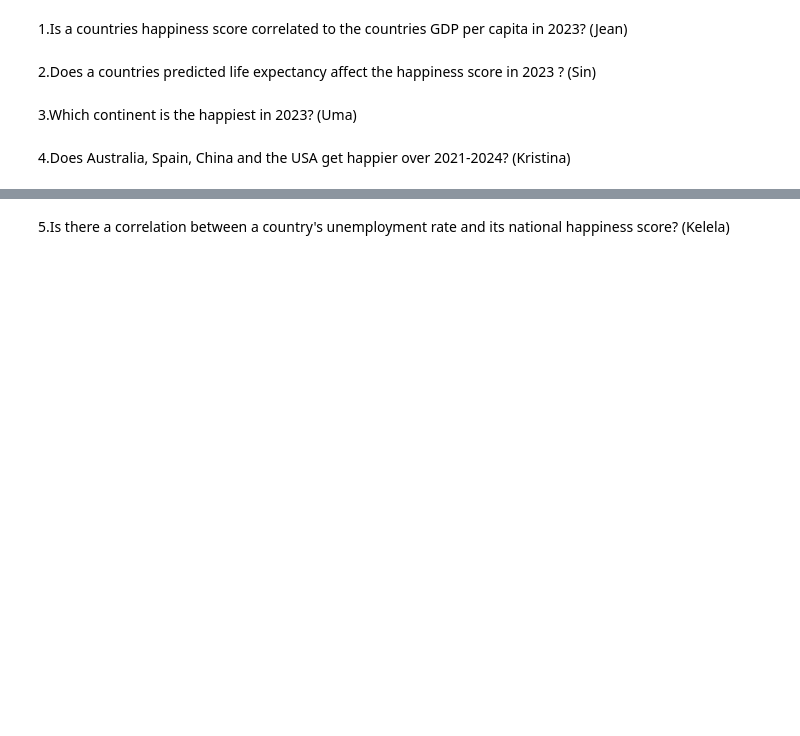
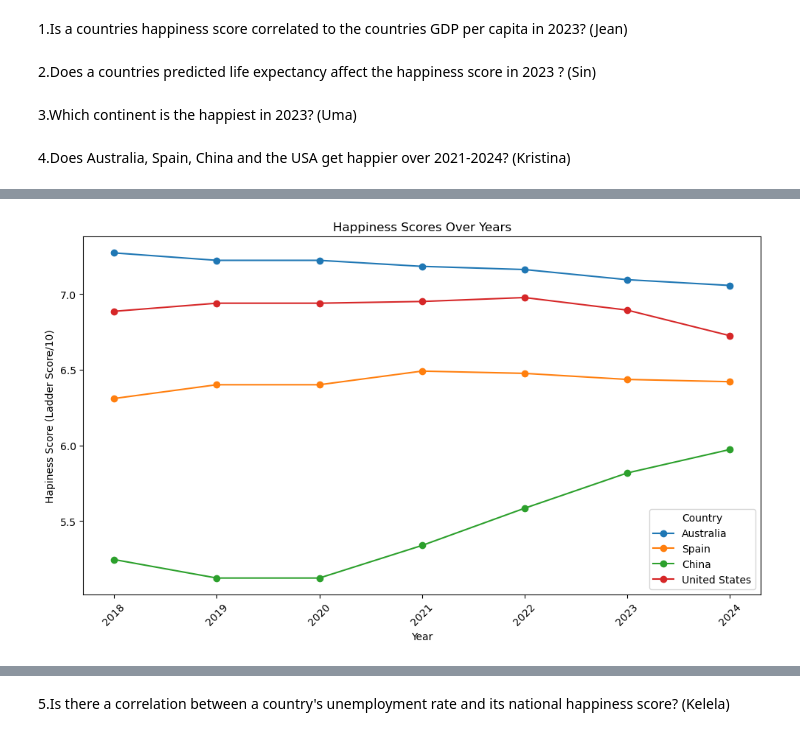
Before and after one commit to kristinaabramoff/Project__1, a Jupyter notebook: main.code.ipynb, the cells around one changed output, grey strips where cells are left out. Drawn from its saved outputs; the diff is of its cells as text; code cells hidden in the pictures; blank space fills up the shorter version.

Commit message:
all years cleaned df

```diff
--- a/main.code.ipynb
+++ b/main.code.ipynb
@@ -14,3 +16,7 @@ import matplotlib.pyplot as plt
 # %% [markdown]
 4.Does Australia, Spain, China and the USA get happier over 2021-2024?
 (Kristina)
+# %%
+csvpath_select = os.path.join('Resources','selected_countries_df.csv')
+select_countries_df = pd.read_csv(csvpath_select)
+select_countries_df.head()
@@ -16,0 +29,5 @@ import matplotlib.pyplot as plt
+# %%
+# Set 'Country name' as the index
+select_countries_df.set_index(['Country name'], inplace=True)
+
+select_countries_df
@@ -16,0 +41,18 @@ import matplotlib.pyplot as plt
+# %%
+
+# Plot the DataFrame as a line plot
+select_countries_df.T.plot(marker='o', figsize=(10, 6))
+
+# Customize the plot
+plt.title('Happiness Scores Over Years')
+plt.xlabel('Year')
+plt.ylabel('Hapiness Score (Ladder Score/10)')
+plt.xticks(rotation=45)  # Rotate x-axis labels for better readability
+plt.legend(title='Country')
+plt.tight_layout()
+
+# Save Show the plot
+plt.savefig("Output/country_overyear_happiness.png")
+plt.show()
+# %% [output]
+[figure, added]
```
Also changed, not shown: parts of 6 cells of this notebook, 5 other files.
